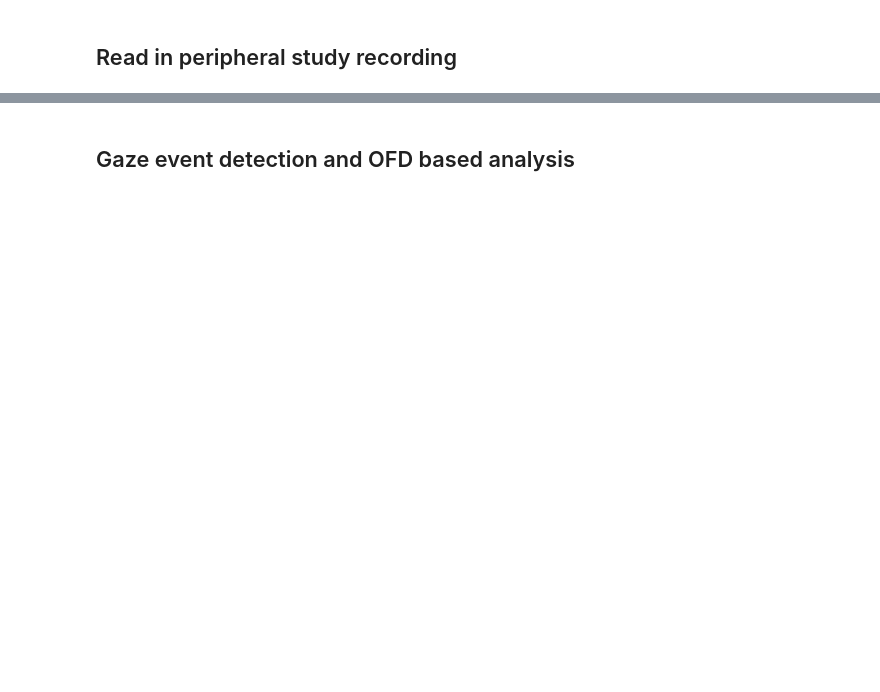
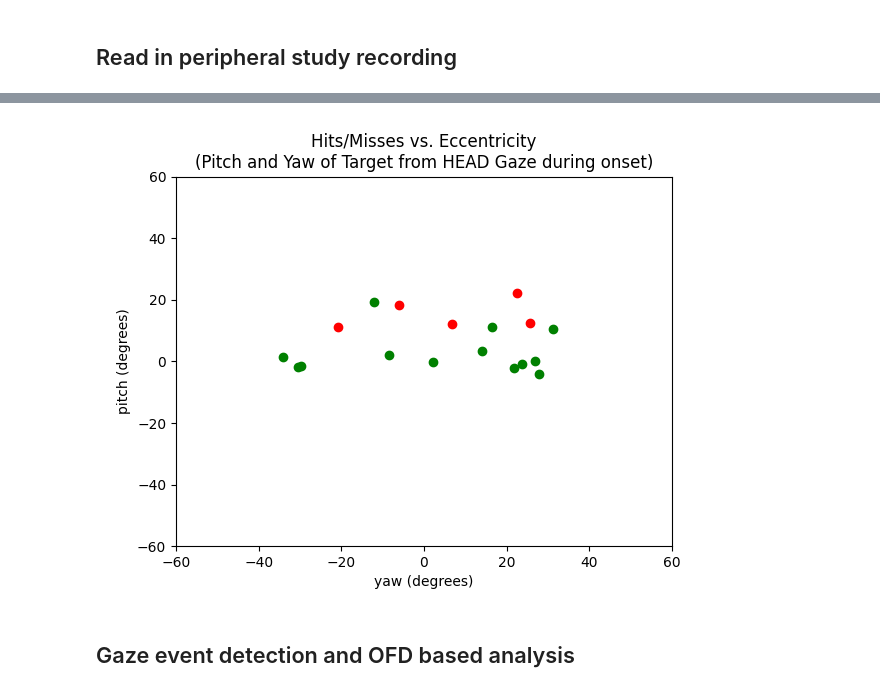
Before and after one commit to HARPLab/dreyevr_recording_analyzer, a Jupyter notebook: periph_recording_analyser.ipynb, the cells around one changed output, grey strips where cells are left out. Drawn from its saved outputs; the diff is of its cells as text; code cells hidden in the pictures; blank space fills up the shorter version.

```diff
--- a/periph_recording_analyser.ipynb
+++ b/periph_recording_analyser.ipynb
@@ -26,2 +169,30 @@ df1 = read_periph_recording(path_to_recording)
+# %%
+# Preliminary analysis
+fig, ax = plt.subplots()
+
+# plots of hits misses vs ecc
+for target_tuple in hits_and_misses:
+    target_response = True
+    if target_tuple[1] is False:
+        # miss
+        target_response = False
+        pass
+    else:
+        # hits
+        pass
+        # print(target_tuple[1].ButtonPressed)
+    # ax.scatter(target_tuple[0].gaze2target_yaw*180/np.pi, target_tuple[0].gaze2target_pitch*180/np.pi, c='g' if target_response else 'r')
+    # ax.set_title("Hits/Misses vs. Eccentricity\n(Pitch and Yaw of Target from EYE Gaze during onset)")
+
+    ax.scatter(target_tuple[0].head2target_yaw*180/np.pi, target_tuple[0].head2target_pitch*180/np.pi, c='g' if target_response else 'r')
+    ax.set_title("Hits/Misses vs. Eccentricity\n(Pitch and Yaw of Target from HEAD Gaze during onset)")
+
+    ax.set_xlabel("yaw (degrees)")
+    ax.set_ylabel("pitch (degrees)")
+    ax.set_xlim(-60, 60)
+    ax.set_ylim(-60, 60)
+    # ax.show()
+# %% [output]
+[figure, added]
 # %% [markdown]
 ## Gaze event detection and OFD based analysis
```
Also changed, not shown: parts of 24 cells of this notebook, 7 other files.
